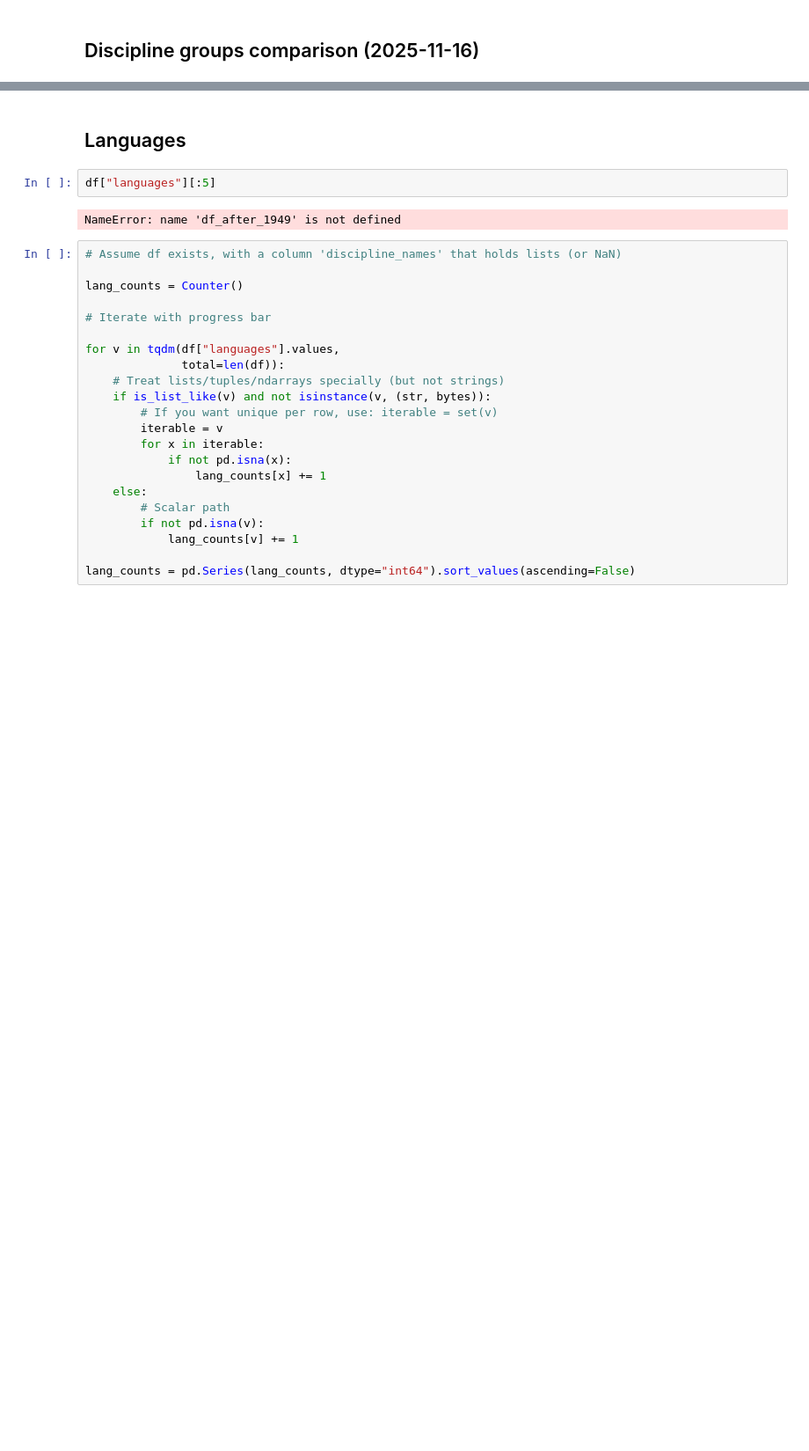
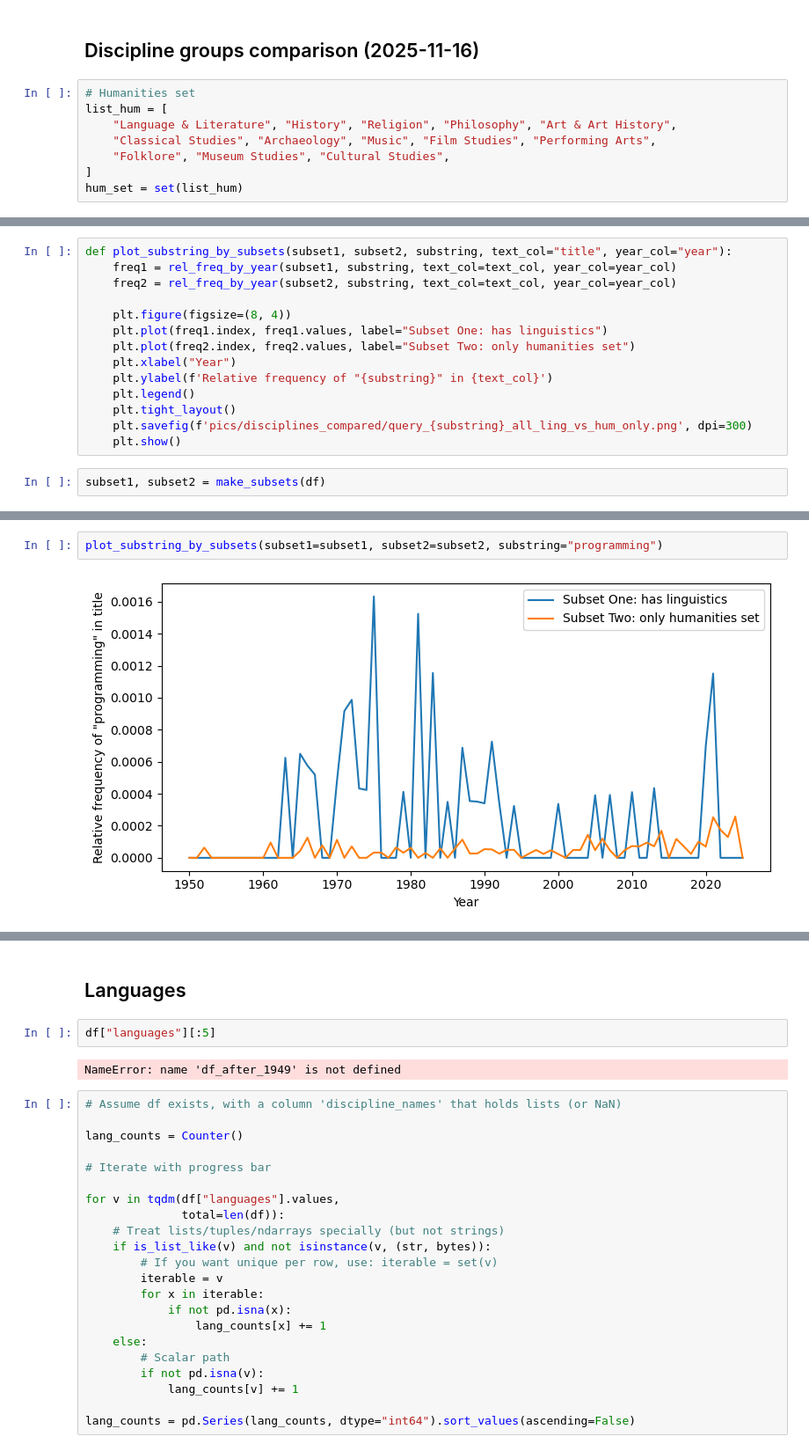
Before and after one commit to DanilSko/jstor_analysis_code, a Jupyter notebook: JSTOR database analyser.ipynb, the cells around one changed output, grey strips where cells are left out. Shown at 88% size. Drawn from its saved outputs; the diff is of its cells as text; blank space fills up the shorter version.

Commit message:
update the notebook (saving query results as text etc)

```diff
--- a/JSTOR database analyser.ipynb
+++ b/JSTOR database analyser.ipynb
@@ -306,2 +306,10 @@ discipline_counts.to_excel('disciplines_frequencies_post_1949.xlsx', header=Fals
 # %% [markdown]
 ## Discipline groups comparison (2025-11-16)
+# %%
+# Humanities set
+list_hum = [
+    "Language & Literature", "History", "Religion", "Philosophy", "Art & Art History",
+    "Classical Studies", "Archaeology", "Music", "Film Studies", "Performing Arts",
+    "Folklore", "Museum Studies", "Cultural Studies",
+]
+hum_set = set(list_hum)
@@ -307,0 +349,16 @@ discipline_counts.to_excel('disciplines_frequencies_post_1949.xlsx', header=Fals
+# %%
+def plot_substring_by_subsets(subset1, subset2, substring, text_col="title", year_col="year"):
+    freq1 = rel_freq_by_year(subset1, substring, text_col=text_col, year_col=year_col)
+    freq2 = rel_freq_by_year(subset2, substring, text_col=text_col, year_col=year_col)
+
+    plt.figure(figsize=(8, 4))
+    plt.plot(freq1.index, freq1.values, label="Subset One: has linguistics")
+    plt.plot(freq2.index, freq2.values, label="Subset Two: only humanities set")
+    plt.xlabel("Year")
+    plt.ylabel(f'Relative frequency of "{substring}" in {text_col}')
+    plt.legend()
+    plt.tight_layout()
+    plt.savefig(f'pics/disciplines_compared/query_{substring}_all_ling_vs_hum_only.png', dpi=300)
+    plt.show()
+# %%
+subset1, subset2 = make_subsets(df)
@@ -307,0 +388,4 @@ discipline_counts.to_excel('disciplines_frequencies_post_1949.xlsx', header=Fals
+# %%
+plot_substring_by_subsets(subset1=subset1, subset2=subset2, substring="programming")
+# %% [output]
+[figure, added]
```
Also changed, not shown: parts of 13 cells of this notebook.
